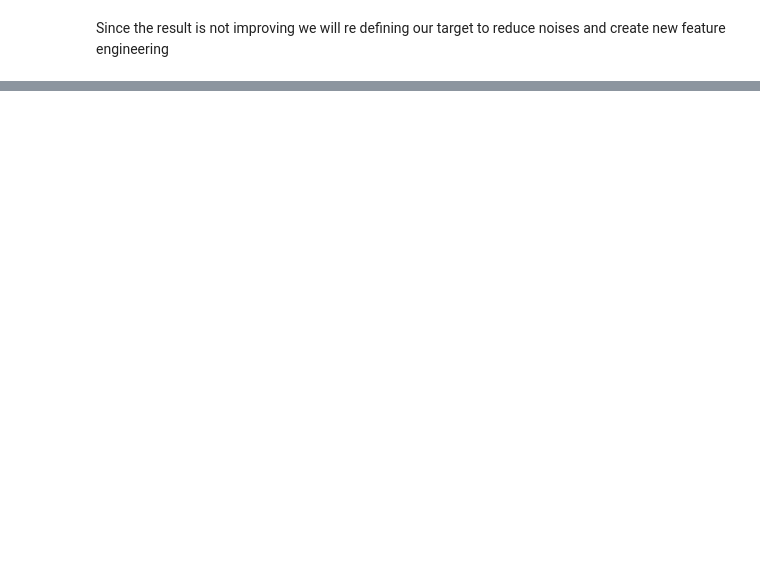
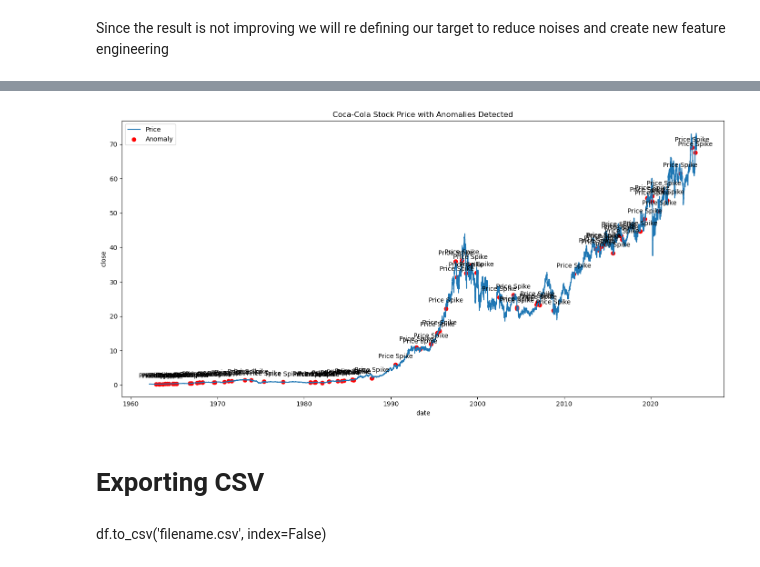
Before and after one commit to JuliusViktor/Analysis_of_Coca_Cola_Stock_Market, a Jupyter notebook: Script/Analysis_Of_Coca_Cola_Stock_Market.ipynb, the cells around one changed output, grey strips where cells are left out. Cells and saved outputs as stored; diff of their text form; code cells hidden in the pictures; blank space fills up the shorter version.

```diff
--- a/Script/Analysis_Of_Coca_Cola_Stock_Market.ipynb
+++ b/Script/Analysis_Of_Coca_Cola_Stock_Market.ipynb
@@ -888,0 +1026,6 @@ ValueError: Must have at least 1 validation dataset for early stopping.
+# %%
+cola_anomaly['price_anomaly'] = cola_anomaly['z_price'].abs() > 3
+cola_anomaly['z_volume'] = (
+    (cola_anomaly['volume'] - cola_anomaly['volume'].rolling(20).mean()) / cola_anomaly['volume'].rolling(20).std()
+)
+cola_stock['volume_anomaly'] = cola_anomaly['z_volume'] > 3  # Only upper threshold
@@ -888,0 +1084,2 @@ ValueError: Must have at least 1 validation dataset for early stopping.
+# %%
+cola_anomaly = cola_anomaly.dropna()
@@ -888,0 +1127,11 @@ ValueError: Must have at least 1 validation dataset for early stopping.
+# %%
+cola_anomaly['final_anomaly'] = (
+    cola_anomaly['price_anomaly']
+)
+
+def get_anomaly_reason(row):
+    reasons = []
+    if row['price_anomaly']:reasons.append("Price Spike")
+    return ", ".join(reasons) if reasons else 'Normal'
+
+cola_anomaly['anomaly_reason'] = cola_anomaly.apply(get_anomaly_reason, axis=1)
@@ -888,0 +1149,39 @@ ValueError: Must have at least 1 validation dataset for early stopping.
+# %%
+plt.figure(figsize=(14, 7))
+
+# Plot closing price
+sns.lineplot(
+    x='date',
+    y='close',
+    data=cola_anomaly,
+    label='Price'
+)
+
+anomalies = cola_anomaly[cola_anomaly['final_anomaly'] == 1]
+plt.scatter(
+    anomalies['date'],
+    anomalies['close'],
+    color='red',
+    label='Anomaly',
+    zorder=1
+)
+
+for _, row in anomalies.iterrows():
+    plt.annotate(
+        row['anomaly_reason'],
+        (row['date'], row['close']),
+        textcoords="offset points",
+        xytext=(0,10),
+        ha='center'
+    )
+
+plt.title('Coca-Cola Stock Price with Anomalies Detected')
+plt.legend()
+plt.tight_layout()
+plt.show()
+# %% [output]
+[figure, added]
+# %% [markdown]
+# Exporting CSV
+# %% [markdown]
+df.to_csv('filename.csv', index=False)
```
Also changed, not shown: parts of 70 cells of this notebook, 7 other files.
